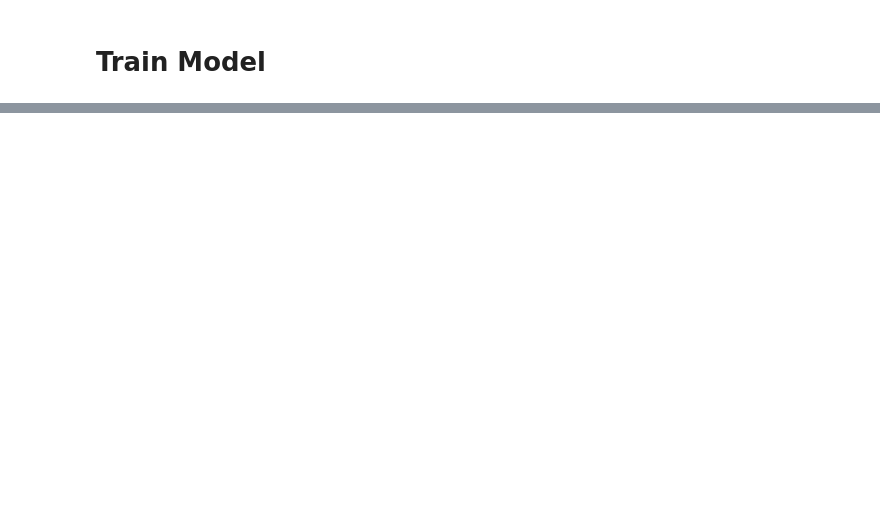
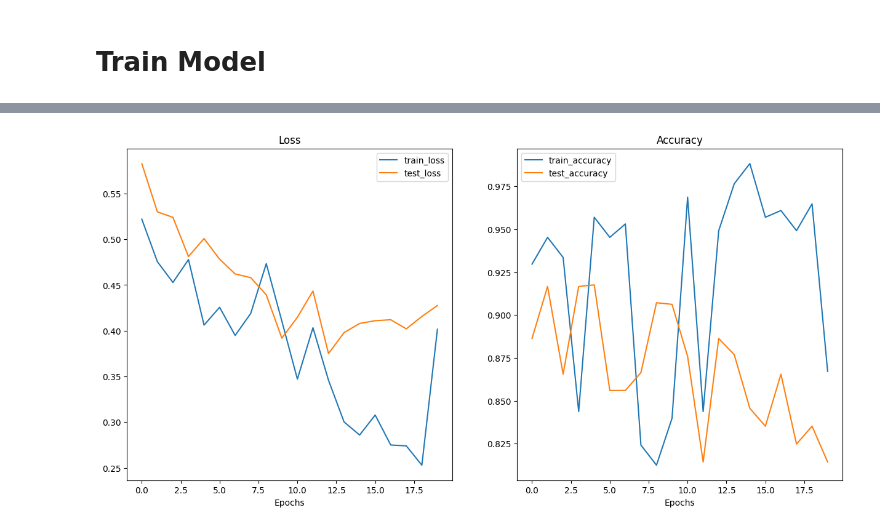
Before and after one commit to KeivanJamali/PyTorch-for-Deep-Learning, a Jupyter notebook: 07_transfer Learning/07_transfer_learning.ipynb, the cells around one changed output, grey strips where cells are left out. Saved outputs shown, nothing was run; the diff lists cells and outputs as text; code cells hidden in the pictures; blank space fills up the shorter version.

```diff
--- a/07_transfer Learning/07_transfer_learning.ipynb
+++ b/07_transfer Learning/07_transfer_learning.ipynb
@@ -238,7 +238,7 @@ optimizer = torch.optim.Adam(params=model.parameters(), lr=0.001)
 from going_modular import engine
 torch.manual_seed(42)
 torch.cuda.manual_seed(42)
-epochs = 5
+epochs = 20
 
 from timeit import default_timer as timer
 start_time = timer()
@@ -262,0 +279,4 @@ Epoch: 5 | train_loss: 0.6124 | train_acc: 0.7969 | test_loss: 0.6347 | test_acc
+# %%
+helper_functions.plot_loss_curves(results)
+# %% [output]
+[figure, added]
```
Also changed, not shown: parts of 2 cells of this notebook.
